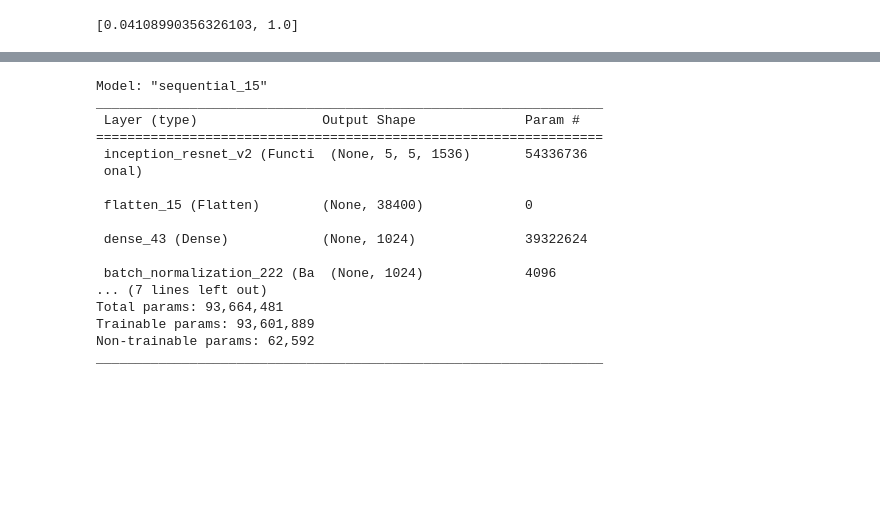
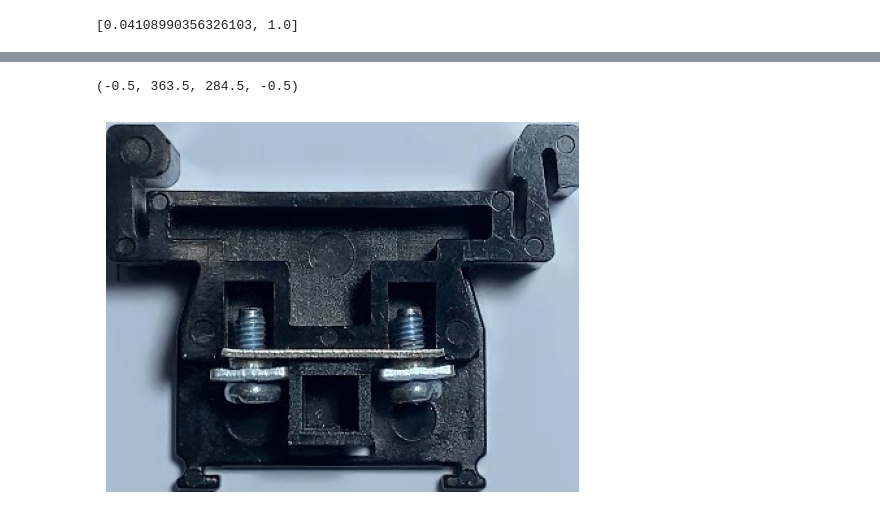
Before and after one commit to nauxnos/ErrorDetection, a Jupyter notebook: binary.ipynb, the cells around one changed output, grey strips where cells are left out. Cells and saved outputs as stored; diff of their text form; code cells hidden in the pictures; blank space fills up the shorter version.

```diff
--- a/binary.ipynb
+++ b/binary.ipynb
@@ -175,19 +164,7 @@ model.save('25_03_2024_x_lite.h5')
 # %%
+i = random.randint(0,len(img_test_predict))
+plt.imshow(img_test[i])
+plt.axis('off')
 # %% [output]
-Model: "sequential_15"
-_________________________________________________________________
- Layer (type)                Output Shape              Param #
-=================================================================
- inception_resnet_v2 (Functi  (None, 5, 5, 1536)       54336736
- onal)
-
- flatten_15 (Flatten)        (None, 38400)             0
-
- dense_43 (Dense)            (None, 1024)              39322624
-
- batch_normalization_222 (Ba  (None, 1024)             4096
-... (7 lines left out)
-Total params: 93,664,481
-Trainable params: 93,601,889
-Non-trainable params: 62,592
-_________________________________________________________________
+(-0.5, 363.5, 284.5, -0.5)
+[figure, added]
```
Also changed, not shown: parts of 6 cells of this notebook.
